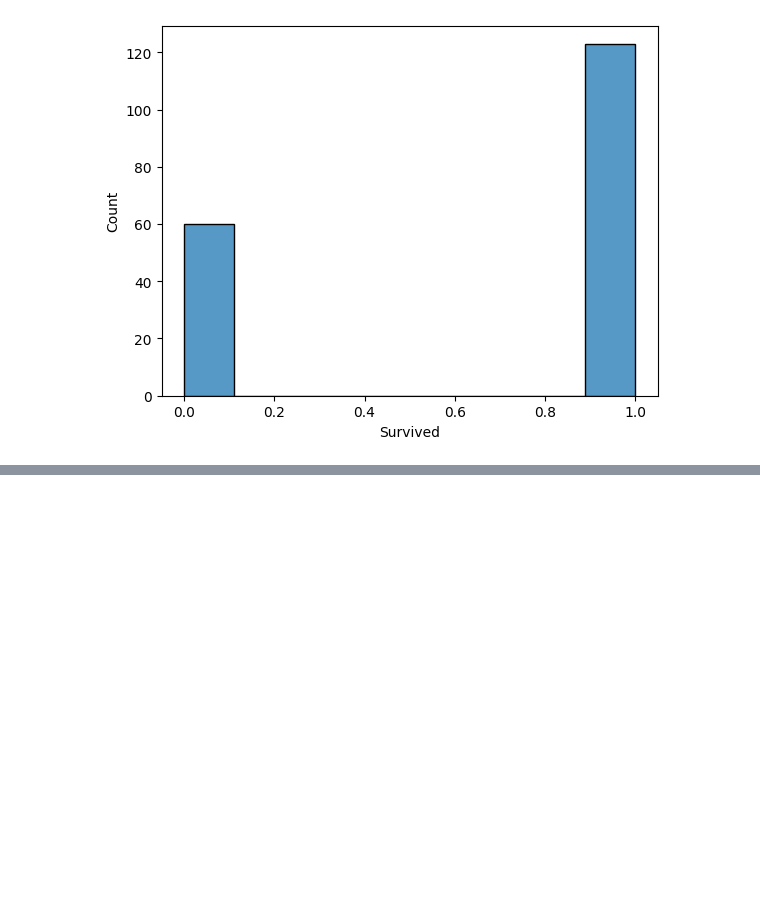
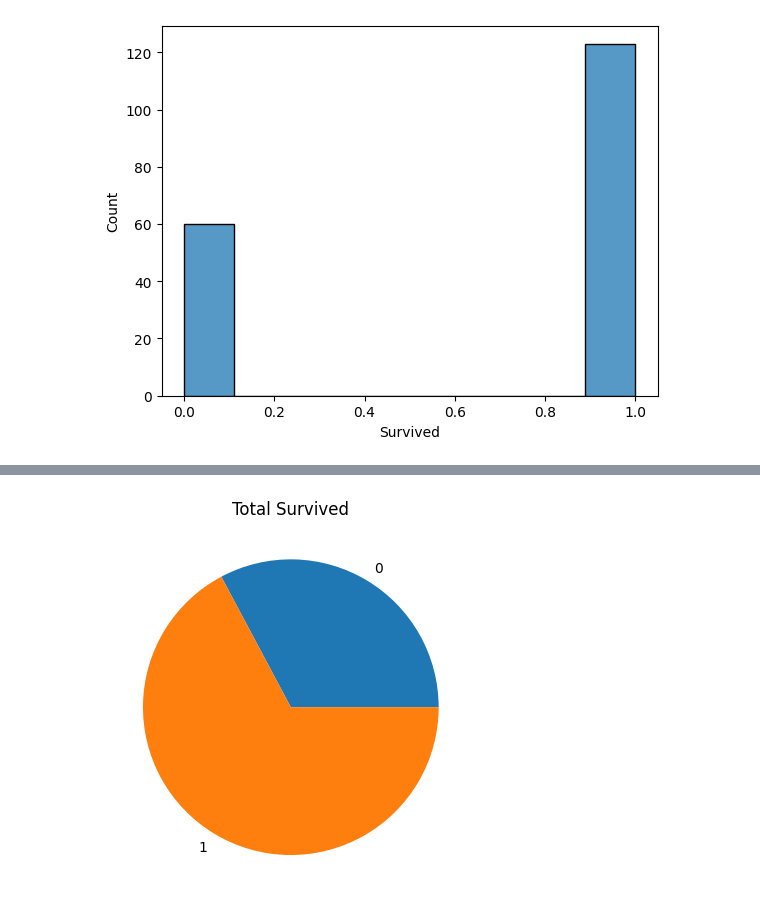
Before and after one commit to tishamae19/Tisha-Mae, a Jupyter notebook: Midterm_Project.ipynb, the cells around one changed output, grey strips where cells are left out. Saved outputs shown, nothing was run; the diff lists cells and outputs as text; code cells hidden in the pictures; blank space fills up the shorter version.

```diff
--- a/Midterm_Project.ipynb
+++ b/Midterm_Project.ipynb
@@ -354,0 +306,8 @@ dtype: int64
+# %%
+df_h=df.groupby(['Survived']).size().head(10)
+# %%
+df_h.plot(kind='pie')
+plt.title('Total Survived')
+plt.show()
+# %% [output]
+[figure, added]
```
Also changed, not shown: parts of 54 cells of this notebook.
